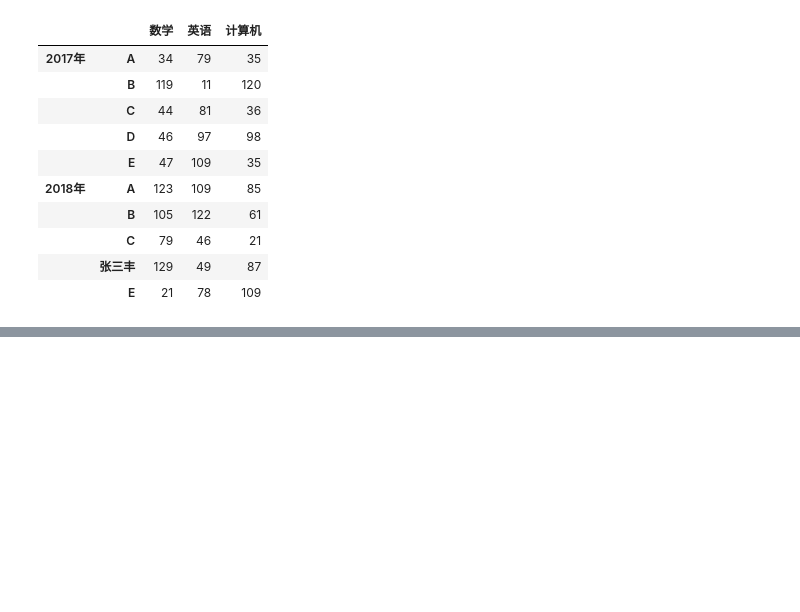
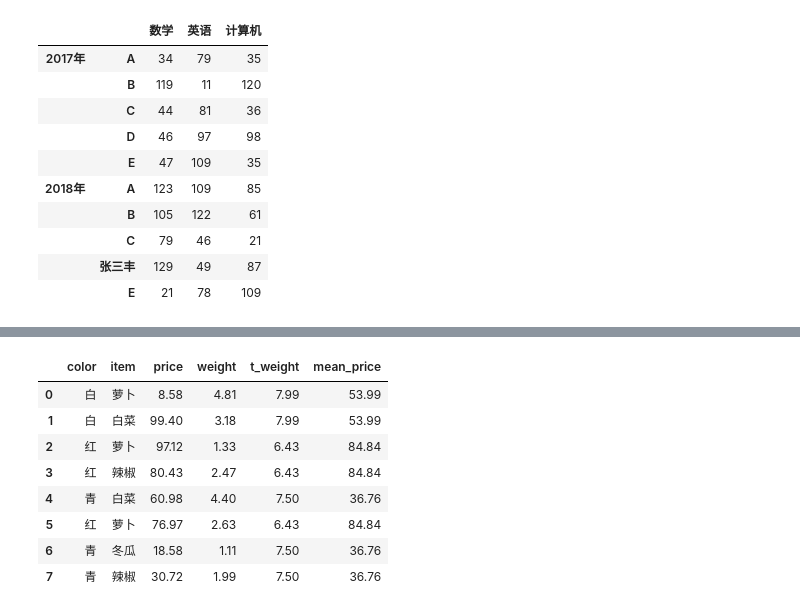
Before and after one commit to disenQF/05data, a Jupyter notebook: day05/Pandas数据处理II.ipynb, the cells around one changed output, grey strips where cells are left out. Saved outputs shown, nothing was run; the diff lists cells and outputs as text; code cells hidden in the pictures; blank space fills up the shorter version.

Commit message:
groupby分组与apply及transform

```diff
--- a/day05/Pandas数据处理II.ipynb
+++ b/day05/Pandas数据处理II.ipynb
@@ -337,0 +639,9 @@ df
+# %%
+ccc = DataFrame({
+    'item': ['萝卜','白菜','萝卜','辣椒', '白菜','萝卜','冬瓜', '辣椒'],
+    'color':['白', '白', '红', '红', '青','红', '青', '青'],
+    'weight':np.random.uniform(1.0, 5.0, size=8),
+    'price': np.random.uniform(2.0, 100.0, size=8)
+})
+ccc = np.round(ccc,2)
+ccc
@@ -337,0 +703,4 @@ df
+# %%
+ccc3 = ccc.copy()
+ccc3['t_weight'] = ccc.groupby('color')['weight'].transform(sum)
+ccc3
@@ -337,0 +717,13 @@ df
+# %%
+ccc3['mean_price'] = ccc.groupby('color')['price'].transform(np.mean)
+ccc3
+# %% [output]
+|  | color | item | price | weight | t_weight | mean_price |
+| 0 | 白 | 萝卜 | 8.58 | 4.81 | 7.99 | 53.99 |
+| 1 | 白 | 白菜 | 99.40 | 3.18 | 7.99 | 53.99 |
+| 2 | 红 | 萝卜 | 97.12 | 1.33 | 6.43 | 84.84 |
+| 3 | 红 | 辣椒 | 80.43 | 2.47 | 6.43 | 84.84 |
+| 4 | 青 | 白菜 | 60.98 | 4.40 | 7.50 | 36.76 |
+| 5 | 红 | 萝卜 | 76.97 | 2.63 | 6.43 | 84.84 |
+| 6 | 青 | 冬瓜 | 18.58 | 1.11 | 7.50 | 36.76 |
+| 7 | 青 | 辣椒 | 30.72 | 1.99 | 7.50 | 36.76 |
```
Also changed, not shown: parts of 48 cells of this notebook, 2 other files.
